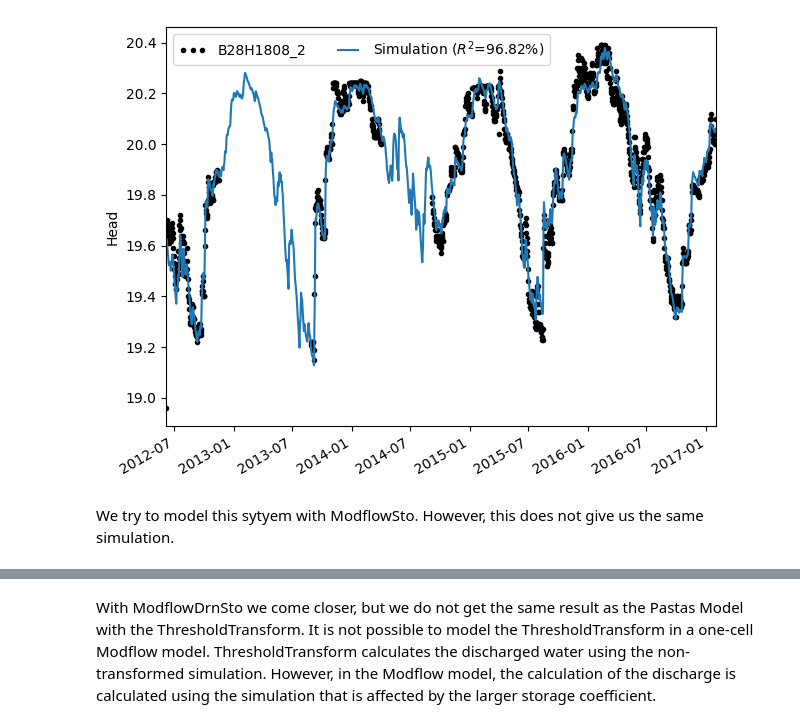
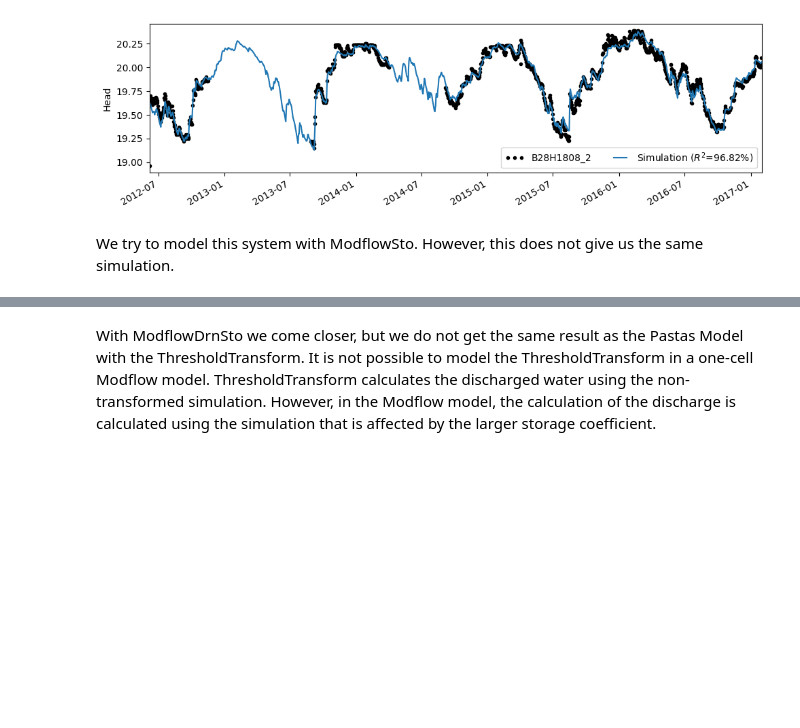
Before and after one commit to pastas/pastas-plugins, a Jupyter notebook: docs/examples/modflow_drn.ipynb, the cells around one changed output, grey strips where cells are left out. Drawn from its saved outputs; the diff is of its cells as text; code cells hidden in the pictures; blank space fills up the shorter version.

```diff
--- a/docs/examples/modflow_drn.ipynb
+++ b/docs/examples/modflow_drn.ipynb
@@ -21,0 +22,4 @@ DeprecationWarning: As of Pastas 1.5, no noisemodel is added to the pastas Model
+# %%
+ppmf.set_log_level(logging.ERROR)
+
+ps.set_use_cache(True)
@@ -113,7 +176,7 @@ ml_tt = ps.Model(head)
 ml_tt.add_stressmodel(ps.RechargeModel(prec=prec, evap=evap, rfunc=ps.Exponential()))
 ml_tt.add_transform(ps.ThresholdTransform())
 ml_tt.solve()
-ml_tt.plot();
+ml_tt.plot(figsize=(10, 3));
 # %% [output]
 Fit report B28H1808_2               Fit Statistics
 ==================================================
@@ -138,3 +201,3 @@ ThresholdTransform_2    0.441636    0.500000  True
-[figure, old version]
+[figure, new version]
 # %% [markdown]
-We try to model this sytyem with ModflowSto. However, this does not give us the same simulation.
+We try to model this system with ModflowSto. However, this does not give us the same simulation.
```
Also changed, not shown: parts of 25 cells of this notebook.
